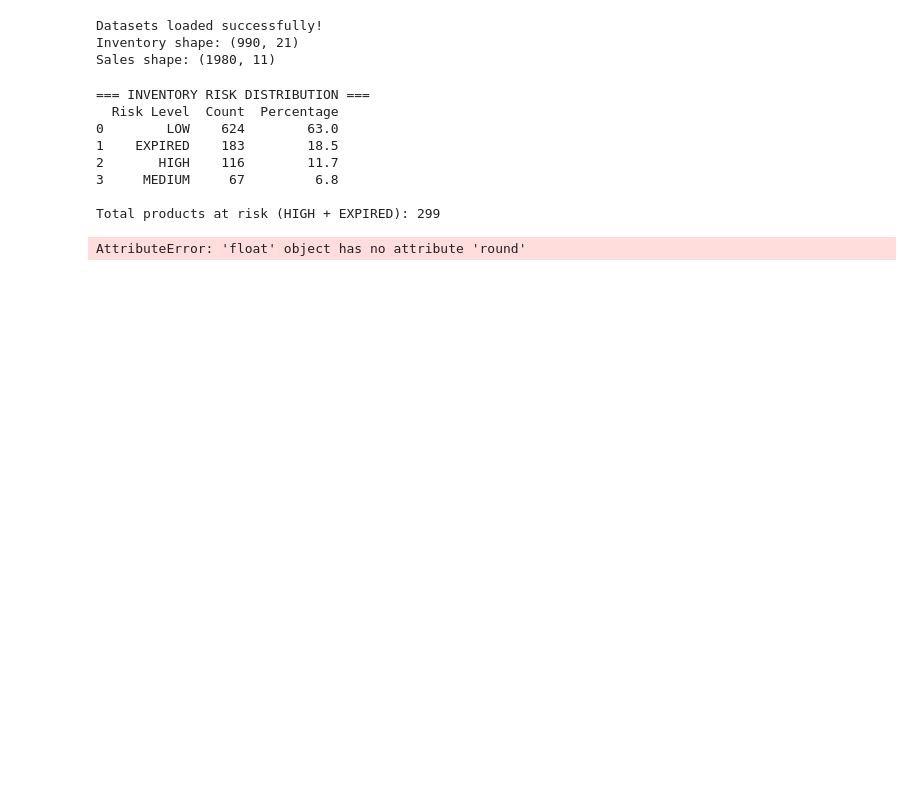
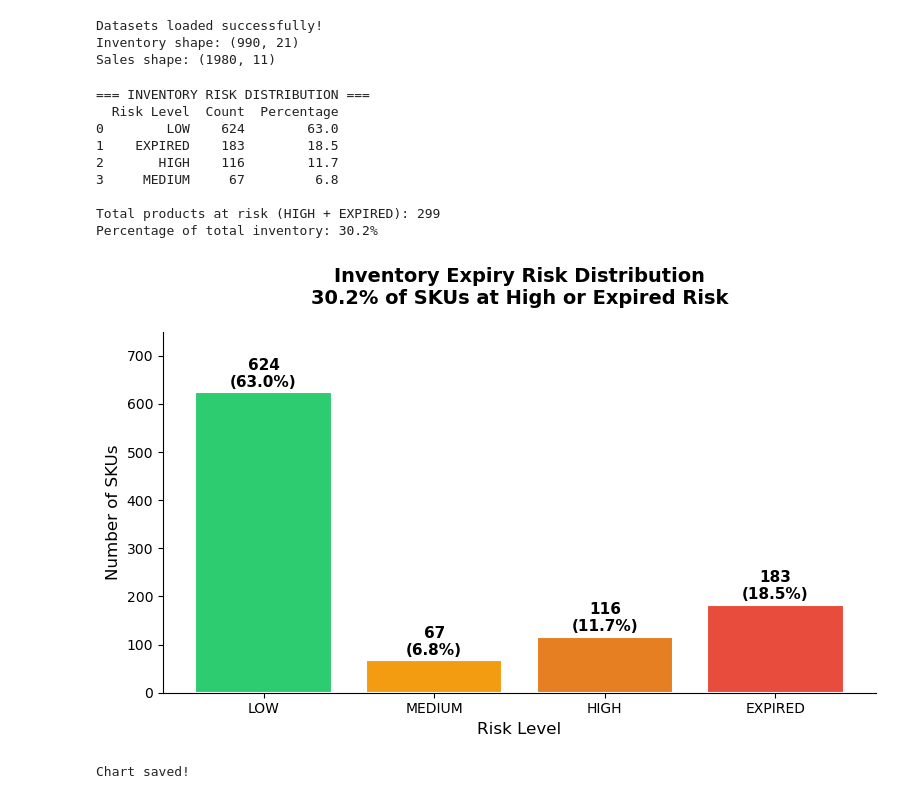
Before and after one commit to ericp-23/food-supply-chain-analysis, a Jupyter notebook: 03_exploratory_analysis.ipynb, the cells around one changed output. Cells and saved outputs as stored; diff of their text form; code cells hidden in the pictures; blank space fills up the shorter version.

Commit message:
Add exploratory analysis — Q1, Q2, Q3, Q4 answered with charts

```diff
--- a/03_exploratory_analysis.ipynb
+++ b/03_exploratory_analysis.ipynb
@@ -1,18 +1,20 @@
 # %%
 # Notebook 03: Exploratory Analysis
 # Author: Eric Lindolfo, B.Eng
-# Goal: Answer Q1, Q2, Q3, Q4 using cleaned inventory and sales data
+# Goal: Answer Q1, Q2, Q3, Q4 using cleaned datasets
 
 import pandas as pd
 import numpy as np
 import matplotlib.pyplot as plt
 import seaborn as sns
 
-# Load cleaned inventory dataset
-inventory = pd.read_csv('data/processed/inventory_clean.csv', parse_dates=['Date_Received', 'Last_Order_Date', 'Expiration_Date', 'Expiration_Date_Adjusted'])
+# Load cleaned datasets
+inventory = pd.read_csv('data/processed/inventory_clean.csv',
+                        parse_dates=['Date_Received', 'Last_Order_Date',
+                                     'Expiration_Date', 'Expiration_Date_Adjusted'])
 
-# Load grocery sales dataset
-sales = pd.read_csv('data/grocery_chain_data.csv', parse_dates=['transaction_date'])
+sales = pd.read_csv('data/processed/sales_clean.csv',
+                    parse_dates=['transaction_date'])
 
 print("Datasets loaded successfully!")
 print("Inventory shape:", inventory.shape)
@@ -22,19 +24,26 @@ Datasets loaded successfully!
 Inventory shape: (990, 21)
 Sales shape: (1980, 11)
 # %%
-# Q1 — Expired Inventory Risk
+# ============================================================
+# Q1 — EXPIRED INVENTORY RISK
 # Goal: Identify SKUs with highest expiry risk
-# Business context: Products expiring before being sold = write-off cost
+# Business context: Products expiring before being sold
+# = write-off cost + working capital loss
+# ============================================================
 
-# Count products by risk flag
+# Risk distribution summary
 risk_summary = inventory['expiry_risk_flag'].value_counts().reset_index()
 risk_summary.columns = ['Risk Level', 'Count']
 risk_summary['Percentage'] = (risk_summary['Count'] / len(inventory) * 100).round(1)
 
 print("=== INVENTORY RISK DISTRIBUTION ===")
 print(risk_summary)
-print(f"\nTotal products at risk (HIGH + EXPIRED): {inventory[inventory['expiry_risk_flag'].isin(['HIGH', 'EXPIRED'])].shape[0]}")
-print(f"Percentage of total inventory: {(inventory[inventory['expiry_risk_flag'].isin(['HIGH', 'EXPIRED'])].shape[0] / len(inventory) * 100).round(1)}%")
+
+at_risk = inventory[inventory['expiry_risk_flag'].isin(['HIGH', 'EXPIRED'])].shape[0]
+at_risk_pct = round(at_risk / len(inventory) * 100, 1)
+
+print(f"\nTotal products at risk (HIGH + EXPIRED): {at_risk}")
+print(f"Percentage of total inventory: {at_risk_pct}%")
 # %% [output]
 === INVENTORY RISK DISTRIBUTION ===
   Risk Level  Count  Percentage
@@ -44,4 +53,48 @@ print(f"Percentage of total inventory: {(inventory[inventory['expiry_risk_flag']
 3     MEDIUM     67         6.8
 
 Total products at risk (HIGH + EXPIRED): 299
+Percentage of total inventory: 30.2%
-AttributeError: 'float' object has no attribute 'round'
+# %%
+# Q1 — Visualization: Inventory Risk Distribution
+# Goal: Create a clear visual for the Power BI dashboard and README
+
+fig, ax = plt.subplots(figsize=(8, 5))
+
+colors = {'LOW': '#2ecc71', 'MEDIUM': '#f39c12', 'HIGH': '#e67e22', 'EXPIRED': '#e74c3c'}
+risk_order = ['LOW', 'MEDIUM', 'HIGH', 'EXPIRED']
+
+risk_plot = risk_summary.set_index('Risk Level').reindex(risk_order)
+
+bars = ax.bar(risk_plot.index,
+              risk_plot['Count'],
+              color=[colors[r] for r in risk_order],
+              edgecolor='white',
+              linewidth=1.5)
+
+# Add value labels on bars
+for bar, pct in zip(bars, risk_plot['Percentage']):
+    ax.text(bar.get_x() + bar.get_width()/2,
+            bar.get_height() + 5,
+            f'{int(bar.get_height())}\n({pct}%)',
+            ha='center', va='bottom', fontsize=11, fontweight='bold')
+
+ax.set_title('Inventory Expiry Risk Distribution\n30.2% of SKUs at High or Expired Risk',
+             fontsize=14, fontweight='bold', pad=20)
+ax.set_xlabel('Risk Level', fontsize=12)
+ax.set_ylabel('Number of SKUs', fontsize=12)
+ax.set_ylim(0, 750)
+ax.spines['top'].set_visible(False)
+ax.spines['right'].set_visible(False)
+
+plt.tight_layout()
+
+# Save chart
+import os
+os.makedirs('outputs/charts', exist_ok=True)
+plt.savefig('outputs/charts/Q1_inventory_risk_distribution.png', dpi=150, bbox_inches='tight')
+plt.show()
+
+print("Chart saved!")
+# %% [output]
+[figure, added]
+Chart saved!
```
Also changed, not shown: parts of 5 cells of this notebook, 5 other files.
